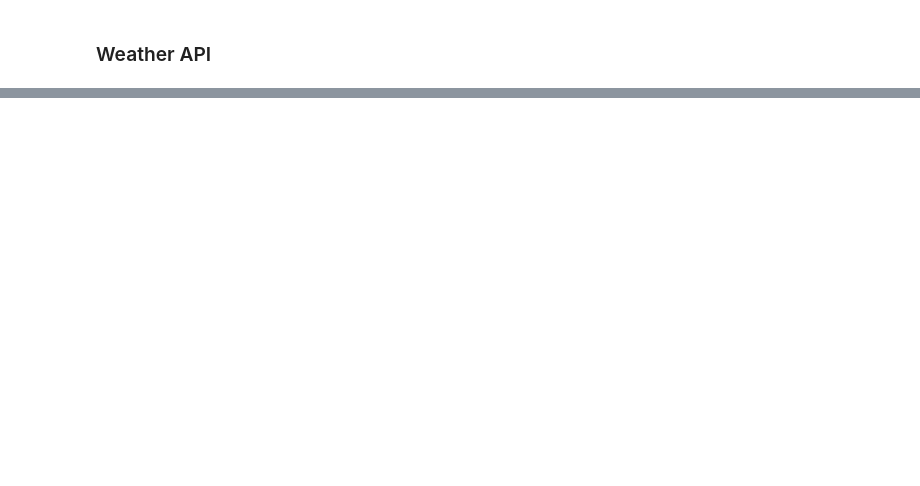
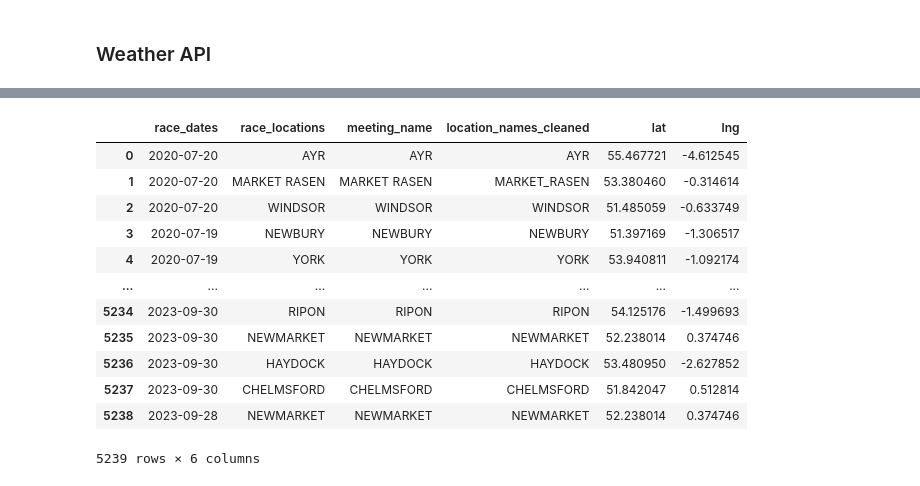
Before and after one commit to Harlequinht/which_horse, a Jupyter notebook: notebook/WeatherAPI.ipynb, the cells around one changed output, grey strips where cells are left out. Drawn from its saved outputs; the diff is of its cells as text; code cells hidden in the pictures; blank space fills up the shorter version.

```diff
--- a/notebook/WeatherAPI.ipynb
+++ b/notebook/WeatherAPI.ipynb
@@ -119,0 +92,5 @@ for index, row in sample_df.iterrows():
+# %%
+race_dates = df['date']
+race_locations = df['meeting_name']
+unique_race_days_df = pd.DataFrame({'race_dates': race_dates, 'race_locations': race_locations})
+unique_race_days_df = unique_race_days_df.drop_duplicates()
@@ -119,0 +113,18 @@ for index, row in sample_df.iterrows():
+# %%
+unique_race_days_df = pd.merge(unique_race_days_df, locations_df, how='left', left_on='race_locations', right_on='meeting_name')
+# %%
+unique_race_days_df
+# %% [output]
+|  | race_dates | race_locations | meeting_name | location_names_cleaned | lat | lng |
+| 0 | 2020-07-20 | AYR | AYR | AYR | 55.467721 | -4.612545 |
+| 1 | 2020-07-20 | MARKET RASEN | MARKET RASEN | MARKET_RASEN | 53.380460 | -0.314614 |
+| 2 | 2020-07-20 | WINDSOR | WINDSOR | WINDSOR | 51.485059 | -0.633749 |
+| 3 | 2020-07-19 | NEWBURY | NEWBURY | NEWBURY | 51.397169 | -1.306517 |
+| 4 | 2020-07-19 | YORK | YORK | YORK | 53.940811 | -1.092174 |
+| ... | ... | ... | ... | ... | ... | ... |
+| 5234 | 2023-09-30 | RIPON | RIPON | RIPON | 54.125176 | -1.499693 |
+| 5235 | 2023-09-30 | NEWMARKET | NEWMARKET | NEWMARKET | 52.238014 | 0.374746 |
+| 5236 | 2023-09-30 | HAYDOCK | HAYDOCK | HAYDOCK | 53.480950 | -2.627852 |
+| 5237 | 2023-09-30 | CHELMSFORD | CHELMSFORD | CHELMSFORD | 51.842047 | 0.512814 |
+| 5238 | 2023-09-28 | NEWMARKET | NEWMARKET | NEWMARKET | 52.238014 | 0.374746 |
+5239 rows × 6 columns
```
Also changed, not shown: parts of 27 cells of this notebook, 4 other files.
